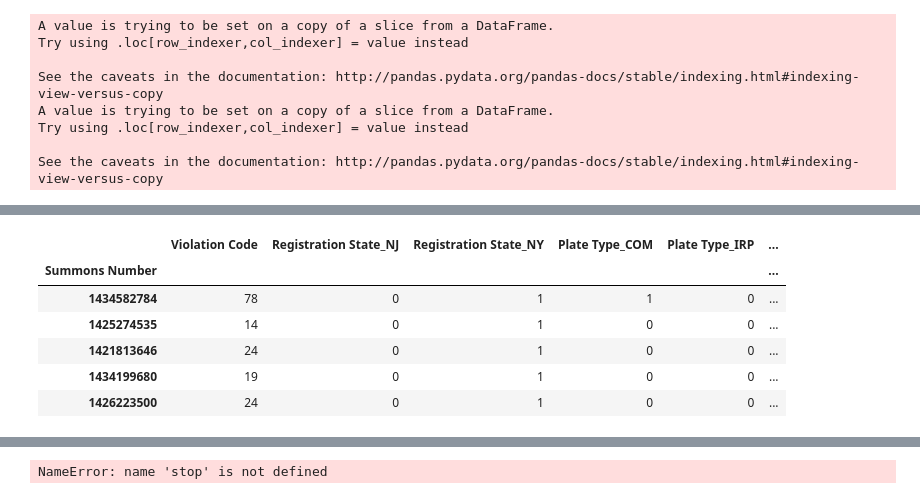
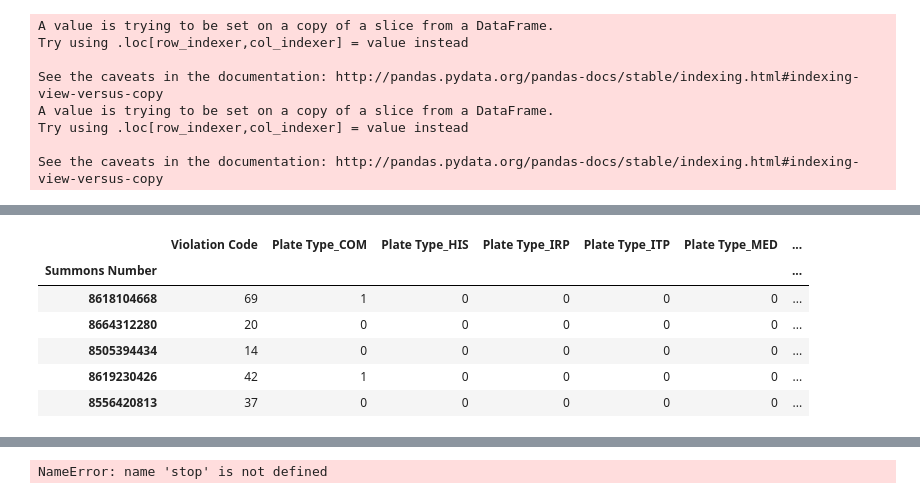
Before and after one commit to snalegave/nyc-parking-violations, a Jupyter notebook: prep_compile.ipynb, the cells around one changed output, grey strips where cells are left out. Drawn from its saved outputs; the diff is of its cells as text; code cells hidden in the pictures.

```diff
--- a/prep_compile.ipynb
+++ b/prep_compile.ipynb
@@ -9,0 +13,4 @@ from sklearn.feature_selection import SelectPercentile, f_classif
+# %%
+full_df = pd.read_csv('./Parking_Violations_Issued_-_Fiscal_Year_2018.csv', usecols=  ['Summons Number','Plate Type',
+        'Violation Code', 'Vehicle Body Type', 'Vehicle Make', 'Vehicle Color', 'Violation County','Vehicle Year', 'Violation Time'],
+         index_col='Summons Number')
@@ -10,8 +21,6 @@ from sklearn.feature_selection import SelectPercentile, f_classif
 # %%
-small_df = pd.read_csv('./Parking_Violations_Issued_-_Fiscal_Year_2018.csv', usecols=  ['Summons Number', 'Registration State', 'Plate Type',
-       'Issue Date', 'Violation Code', 'Vehicle Body Type', 'Vehicle Make', 'Vehicle Color',
-       'Issuing Agency', 'Violation Time', 'Violation County','Law Section',
-       'Sub Division', 'Vehicle Year'], index_col='Summons Number', nrows = 100000)
+# full_df.drop(columns=['Registration State', 'Issue Date' ,'Law Section','Sub Division', 'Vehicle Year'])
+sample_df = full_df.sample(n=150000)
 
 def initialClean(df):
     df = df.dropna(how = 'any')
@@ -22,9 +31,10 @@ def initialClean(df):
 
 #     Correct plate type and registration site for vehicle
     plate_types = 'AGR MCD AMB MCL ARG MED ATD MOT ATV NLM AYG NYA BOB NYC BOT NYS CBS OMF CCK OML CHC OMO CLG OMR CMB OMS CME OMT CMH OMV COM ORC CSP ORG DLR PAS EDU PHS FAR PPH FPW PSD GAC RGC GFC RGL GSC SCL GSM SNO HAC Ham SOS HAM HIF SPO HIR SRF HIS SRN HOU STA HSM STG IRP SUP ITP TOW JCA TRA JCL THC JSC TRC JWV TRL LMA USC LMB USS LMC VAS LOC VPL LTR WUG LUA'.split(' ')
-    reg_state = 'AL MT AK NE AZ NV AR NH CA NJ CO NM CT NY DE NC FL ND GA OH HI OK ID OR IL PA IN RI IA SC KS SD KY TN LA TX ME UT MD VT MA VA MI WA MN WV MS WI MO WY AB ON BC PE FO QB MB SK MX GV NB DP NF DC NT YT NS'.split(' ')
-    df = df[df['Registration State'].isin(reg_state)]
     df = df[df['Plate Type'].isin(plate_types)]
+
+#     reg_state = 'AL MT AK NE AZ NV AR NH CA NJ CO NM CT NY DE NC FL ND GA OH HI OK ID OR IL PA IN RI IA SC KS SD KY TN LA TX ME UT MD VT MA VA MI WA MN WV MS WI MO WY AB ON BC PE FO QB MB SK MX GV NB DP NF DC NT YT NS'.split(' ')
+#     df = df[df['Registration State'].isin(reg_state)]
 
 #     Correct make and year of vehicle
     df = clean_make_year(df)
@@ -34,8 +44,8 @@ def initialClean(df):
     df = df[df['Vehicle Body Type'].isin(bodyTypes)]
 
 #     Removing Sub Divisions which don't follow city codes
-    subDivisions = ['A0','A1','A2','A3','A4','A5','A6','A7','A8','A9','B1','B2','B3','B9','C0','C1','C2','C3','C4','C5','C6','C7','C8','C9','CM','D0','D1','D2','D3','D4','D5','D6','D7','D8','D9','E1','E2','E3','E4','E7','E9','F1','F2','F4','F5','F8','F9','G0','G1','G2','G3','G4','G5','G6','G7','G8','G9','GU','HB','HH','HR','HS','H1','H2','H3','H4','H5','H6','H7','H8','H9','I1','I2','I3','I4','I5','I6','I7','I8','I9','J1','J2','J3','J4','J5','J6','J7','J8','J9','K1','K2','K3','K4','K5','K6','K7','K8','K9','L1','L2','L3','L8','L9','M1','M2','M3','M4','M9','N1','N2','N3','N4','N9','O1','O2','O3','O4','O5','O6','O7','O8','O9','P1','P2','P3','P4','P5','P6','P7','P8','P9','Q1','Q2','Q3','Q4','Q5','Q6','Q7','Q8','Q9','RA','RB','RG','RH','RK','RP','RR','RS','RT','RW','R0','R1','R2','R3','R4','R5','R6','R7','R8','R9','S0','S1','S2','S3','S4','S5','S9','T1','T2','T9','U0','U1','U2','U3','U4','U5','U6','U7','U8','U9','V0','V1','V2','V3','V4','V5','V6','V7','V8','V9','W1','W2','W3','W4','W5','W6','W7','W8','W9','Y1','Y2','Y3','Y4','Y5','Y6','Y7','Y8','Y9','Z0','Z1','Z2','Z3','Z4','Z5','Z6','Z7','Z8','Z9']
-    df = df[df['Sub Division'].isin(subDivisions)]
+#     subDivisions = ['A0','A1','A2','A3','A4','A5','A6','A7','A8','A9','B1','B2','B3','B9','C0','C1','C2','C3','C4','C5','C6','C7','C8','C9','CM','D0','D1','D2','D3','D4','D5','D6','D7','D8','D9','E1','E2','E3','E4','E7','E9','F1','F2','F4','F5','F8','F9','G0','G1','G2','G3','G4','G5','G6','G7','G8','G9','GU','HB','HH','HR','HS','H1','H2','H3','H4','H5','H6','H7','H8','H9','I1','I2','I3','I4','I5','I6','I7','I8','I9','J1','J2','J3','J4','J5','J6','J7','J8','J9','K1','K2','K3','K4','K5','K6','K7','K8','K9','L1','L2','L3','L8','L9','M1','M2','M3','M4','M9','N1','N2','N3','N4','N9','O1','O2','O3','O4','O5','O6','O7','O8','O9','P1','P2','P3','P4','P5','P6','P7','P8','P9','Q1','Q2','Q3','Q4','Q5','Q6','Q7','Q8','Q9','RA','RB','RG','RH','RK','RP','RR','RS','RT','RW','R0','R1','R2','R3','R4','R5','R6','R7','R8','R9','S0','S1','S2','S3','S4','S5','S9','T1','T2','T9','U0','U1','U2','U3','U4','U5','U6','U7','U8','U9','V0','V1','V2','V3','V4','V5','V6','V7','V8','V9','W1','W2','W3','W4','W5','W6','W7','W8','W9','Y1','Y2','Y3','Y4','Y5','Y6','Y7','Y8','Y9','Z0','Z1','Z2','Z3','Z4','Z5','Z6','Z7','Z8','Z9']
+#     df = df[df['Sub Division'].isin(subDivisions)]
 
 #     Correct color
     col_rem = ['PRW','MH','TPE','FT','TAUPE','GRU','XXX','WHBR','AZ','PL','GM','LGITH','BLPR','BK SL','RDBR','LEXUS','RDPR','BRK','MAXIM','BRT','GRBK','GU','BT','BL/SI','ZIWIY','WT BK','BN.','LTBK', 'PRBL','BLTN','VAN','BLT','BRG','GY TN','BLYW','BLBR','GY/BL','DODGE','MAZ','BWTH','IW','NMI','NOCLR','OTH','WYBLU','BKPR','GKN','WAJP','GYG','BRY','KX','VN  R','DKTN','RDTN','TQ','PLE','ORBK','GLGR','YAN','QGY','MITI','BL/WH','QUEEN','GRT','BLK/S','ORWH','BLE','MULT','ZJHT','BWR','BBRW','GRG','TN.','DARL','GYMR','GRGL','CNH', 'SC','GLBK', 'VN  S', 'COM''WT BL','LTPR','BLGL','GRAT','WORKH','GRBL','CRM','MUILT','K.','VLK','GA','RD BK','GYRD','ZKCXN','YE/OR','RDWH','GLK','GT','MC','BLR','KD','GRTN''WHOR','BM','WJT','BK/GR','DI', 'BKT', 'SIM','RDGR', 'RDT', 'WH BL','BE','RUST','WHBK','RY','UJ','GYGL','NH','WH/BL','RDBK','TL', 'BKRD','SR','BRU','BUS','GYQ','MUL','DECAL','BLBK','RDG','BON','LTBR','LTTN','TNGY','TNBL','GRGY','B L','BLWH','BK BL','TNG','RDGY','HRAU','CHAMP','BLKQ','BJ','WB','GYTN','BKBL','BLKL','WHRD','BRGR','BKG','BGE','-','TNRD','GRW','NOCL','W/B','GLBL','BRTOW','NO','RDBL',', ,U','BRZ','UNKNO','BLW','BLGR','GYBL','BLRD','WN','WHGR','GYGR','RDMR','BLB','WHG','GYBK','WHO','BKGR','TNR','OR BK','BLG','NOC','BKTN','MULTI','GYGY','RDW','WT/BL','BLGY','GYB','GYBR','UNK','BKGY', 'DK/', 'TN', 'PR', 'ALUMI', 'OTHER', 'LT/', 'WHB', 'WHBL', 'WHGY', 'TAN', 'LTT']
@@ -95,16 +105,40 @@ def initialClean(df):
             color = 'beige'
         df.at[index,'Vehicle Color'] = color
 
+    man_cty =['NY', 'MN']
+    bronx_cty = ['BX']
+    brooklyn_cty = ['BK','K']
+    queens_cty = [ 'Q', 'QN', 'QUEEN', 'QNS']
+    st_isl_cty = ['ST', 'R']
+
+    remove_cty = ['PBX', 'USA']
+    df = df[~df['Violation County'].isin(remove_cty)]
+
+    for index, row in df.iterrows():
+        if row['Violation County'] in man_cty:
+            cty = 'man_cty'
+        elif row['Violation County'] in bronx_cty:
+            cty = 'bronx_cty'
+        elif row['Violation County'] in brooklyn_cty:
+            cty = 'brooklyn_cty'
+        elif row['Violation County'] in queens_cty:
+            cty = 'queens_cty'
+        elif row['Violation County'] in st_isl_cty:
+            cty = 'st_isl_cty'
+        df.at[index,'Violation County'] = cty
+
+
+
 #     Adding Month and Year of the violation
-    months = []
-    years = []
-    for k in df["Issue Date"]:
-        months.append(int(k[3:5]))
-        years.append(int(k[6:]))
-    df["Month"] = months
-    df['Year'] = years
+#     months = []
+#     years = []
+#     for k in df["Issue Date"]:
+#         months.append(int(k[3:5]))
+#         years.append(int(k[6:]))
+#     df["Month"] = months
+#     df['Year'] = years
 
-    df.drop(columns=['Issue Date', 'Vehicle Make', 'Year'],inplace=True)
+    df.drop(columns=['Vehicle Make'],inplace=True)
     return df
 
 def clean_make_year(clean):
@@ -140,8 +174,8 @@ def convert_to_datetime(x):
         hrs = hrs + 12
     return hrs
 
-small_df = initialClean(small_df)
-small_df['Violation Time'] = small_df['Violation Time'].dropna().apply(lambda x: convert_to_datetime(x))
+sample_df = initialClean(sample_df)
+sample_df['Violation Time'] = sample_df['Violation Time'].dropna().apply(lambda x: convert_to_datetime(x))
 
 def get_col_dummies(df):
     for column in list(df):
@@ -151,17 +185,15 @@ def get_col_dummies(df):
             df.drop(columns=[column],inplace=True)
             df = df.join(one_hot)
     return df
-small_df = get_col_dummies(small_df)
+sample_df = get_col_dummies(sample_df)
 
 # Remove colums with less than 30 'true' cases since they will have a low variance
-for col in small_df.columns:
-    if (small_df[col].value_counts()[1] < 30):
-        small_df.drop(columns=[col], inplace=True)
+for col in sample_df.columns:
+    if (sample_df[col].value_counts()[1] < 10):
+        sample_df.drop(columns=[col], inplace=True)
 
-small_df.head()
-
-# small_df.head(20)
-# small_df.columns.contains('Violation Code')
+print(sample_df.shape)
+sample_df.head()
 # %% [output]
 A value is trying to be set on a copy of a slice from a DataFrame.
 Try using .loc[row_indexer,col_indexer] = value instead
@@ -174,7 +207,7 @@ See the caveats in the documentation: http://pandas.pydata.org/pandas-docs/stabl
-|  | Violation Code | Registration State_NJ | Registration State_NY | Plate Type_COM | Plate Type_IRP | ... |
-| Summons Number |  |  |  |  |  | ... |
-| 1434582784 | 78 | 0 | 1 | 1 | 0 | ... |
-| 1425274535 | 14 | 0 | 1 | 0 | 0 | ... |
-| 1421813646 | 24 | 0 | 1 | 0 | 0 | ... |
-| 1434199680 | 19 | 0 | 1 | 0 | 0 | ... |
-| 1426223500 | 24 | 0 | 1 | 0 | 0 | ... |
+|  | Violation Code | Plate Type_COM | Plate Type_HIS | Plate Type_IRP | Plate Type_ITP | Plate Type_MED | ... |
+| Summons Number |  |  |  |  |  |  | ... |
+| 8618104668 | 69 | 1 | 0 | 0 | 0 | 0 | ... |
+| 8664312280 | 20 | 0 | 0 | 0 | 0 | 0 | ... |
+| 8505394434 | 14 | 0 | 0 | 0 | 0 | 0 | ... |
+| 8619230426 | 42 | 1 | 0 | 0 | 0 | 0 | ... |
+| 8556420813 | 37 | 0 | 0 | 0 | 0 | 0 | ... |
```
Also changed, not shown: parts of 15 cells of this notebook.
